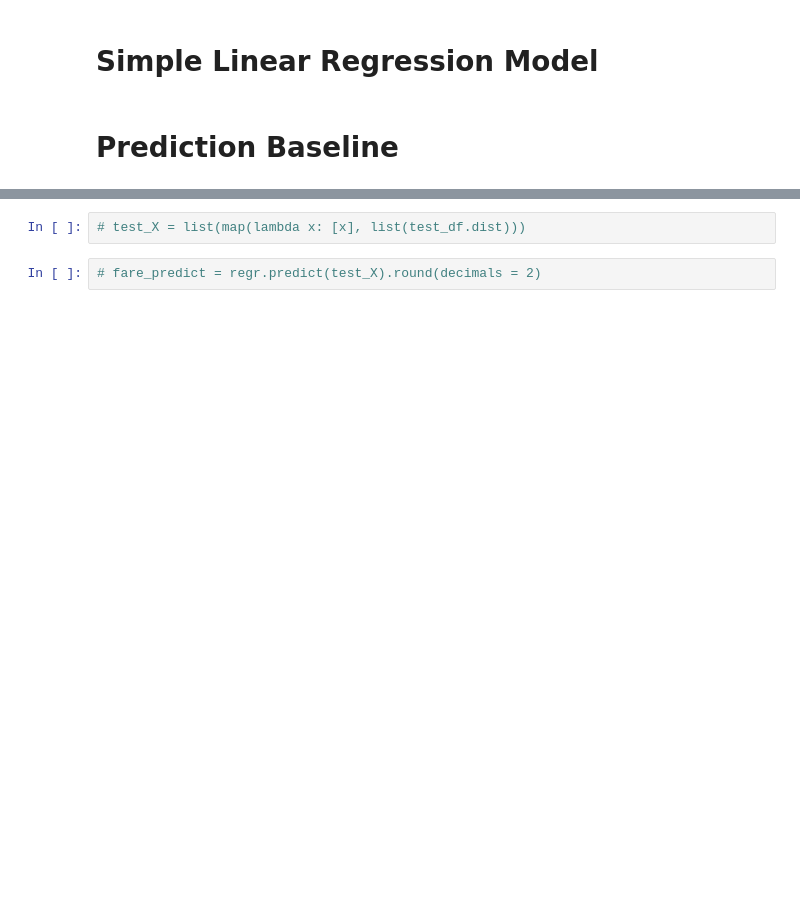
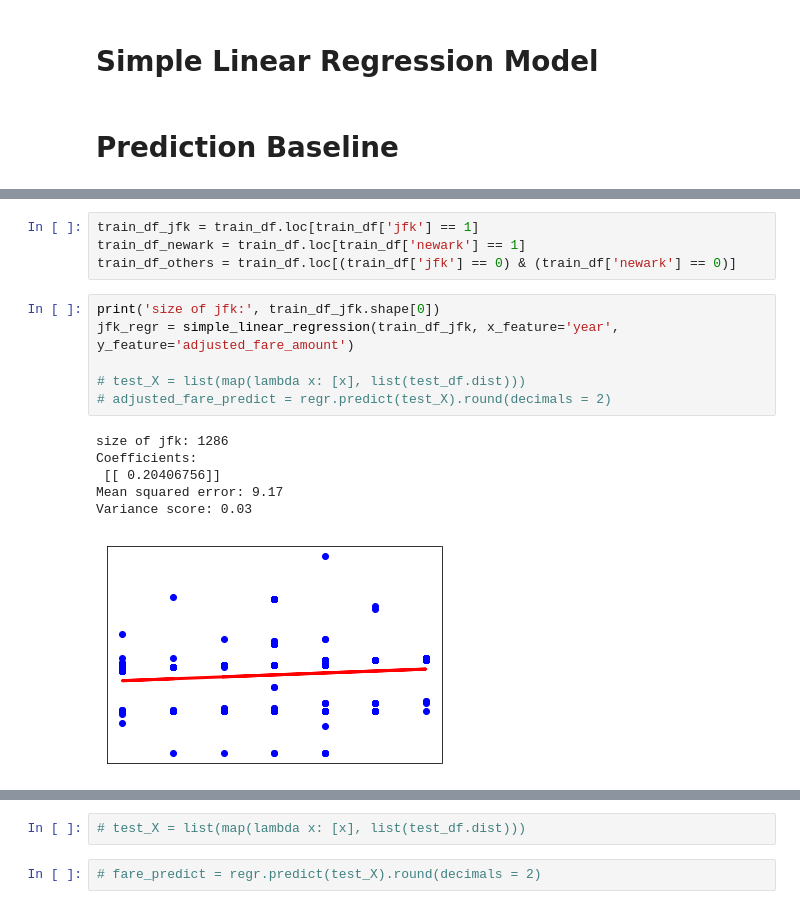
Before and after one commit to LiamWahahaha/data-science, a Jupyter notebook: AdvancedFeature.ipynb, the cells around one changed output, grey strips where cells are left out. Saved outputs shown, nothing was run; the diff lists cells and outputs as text; blank space fills up the shorter version.

Commit message:
Add yearly regression function (the results are terrible)

```diff
--- a/AdvancedFeature.ipynb
+++ b/AdvancedFeature.ipynb
@@ -451,0 +855,17 @@ not_in_jfk_df = base_df.loc[(base_df['to_jfk'] == 0) & (base_df['from_jfk'] == 0
+# %%
+train_df_jfk = train_df.loc[train_df['jfk'] == 1]
+train_df_newark = train_df.loc[train_df['newark'] == 1]
+train_df_others = train_df.loc[(train_df['jfk'] == 0) & (train_df['newark'] == 0)]
+# %%
+print('size of jfk:', train_df_jfk.shape[0])
+jfk_regr = simple_linear_regression(train_df_jfk, x_feature='year', y_feature='adjusted_fare_amount')
+
+# test_X = list(map(lambda x: [x], list(test_df.dist)))
+# adjusted_fare_predict = regr.predict(test_X).round(decimals = 2)
+# %% [output]
+size of jfk: 1286
+Coefficients:
+ [[ 0.20406756]]
+Mean squared error: 9.17
+Variance score: 0.03
+[figure, added]
```
Also changed, not shown: parts of 106 cells of this notebook, 1 other file.
